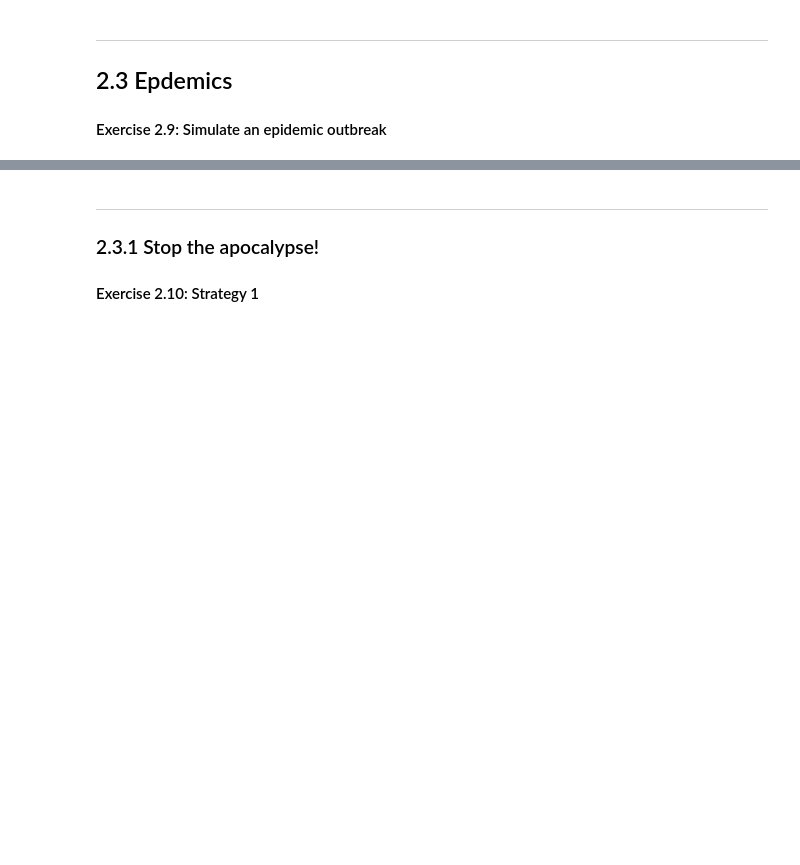
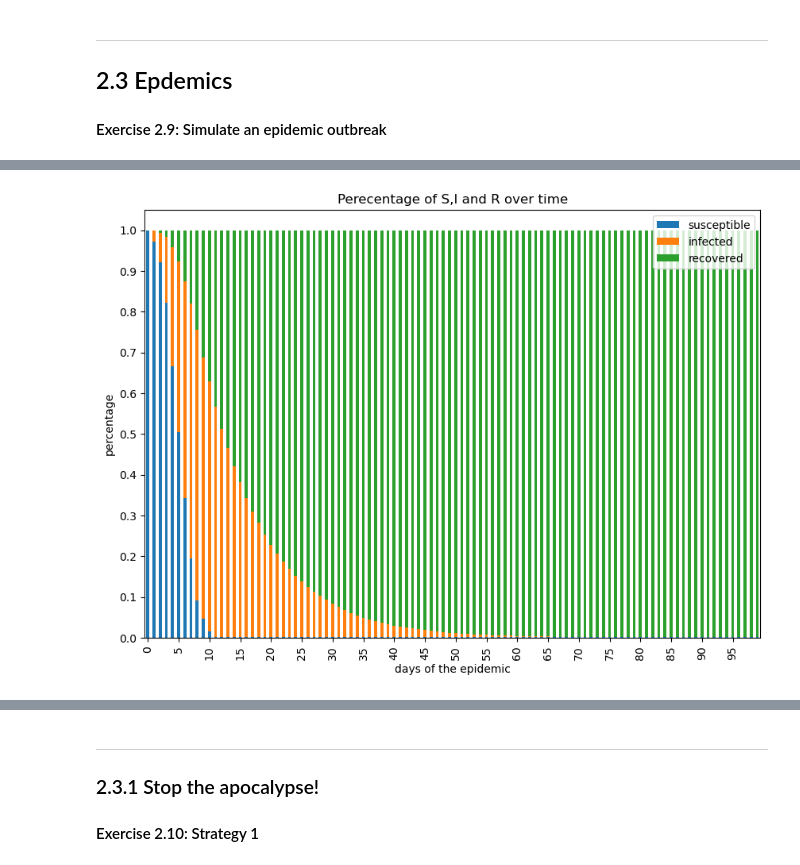
Before and after one commit to ewaMiazga/InternetAnalytics-2023, a Jupyter notebook: assignment2/ix-lab2-notebook-part3.ipynb, the cells around one changed output, grey strips where cells are left out. Cells and saved outputs as stored; diff of their text form; code cells hidden in the pictures; blank space fills up the shorter version.

```diff
--- a/assignment2/ix-lab2-notebook-part3.ipynb
+++ b/assignment2/ix-lab2-notebook-part3.ipynb
@@ -54,3 +51,0 @@ G.nodes[0]['coordinates']
-# %%
-# set all nodes into state Susceptible
-nx.set_node_attributes(G,'S', name= 'state')
@@ -59,3 +52,10 @@ nx.set_node_attributes(G,'S', name= 'state')
+# %%
+G = nx.Graph()
+for dict in network_data['nodes']:
+    G.add_node(dict['id'], coordinates = dict['coordinates'])
+
+for dict in network_data['links']:
+    G.add_edge(dict['source'],dict['target'])
 # %%
 # simulate epidemic over 100 days
 # 1. The first infection is at node 23654
@@ -77,0 +106,5 @@ for node in G.nodes():
+# %%
+df = pd.DataFrame(perc)
+df = df.transpose()
+df.columns = ['susceptible', 'infected', 'recovered']
+df.head()
@@ -77,0 +118,8 @@ for node in G.nodes():
+# %%
+df.plot(kind='bar', stacked=True,title='Perecentage of S,I and R over time',figsize=(10,7))
+plt.locator_params(nbins=20)
+plt.xlabel("days of the epidemic")
+plt.ylabel("percentage")
+plt.show()
+# %% [output]
+[figure, added]
```
Also changed, not shown: parts of 23 cells of this notebook.
